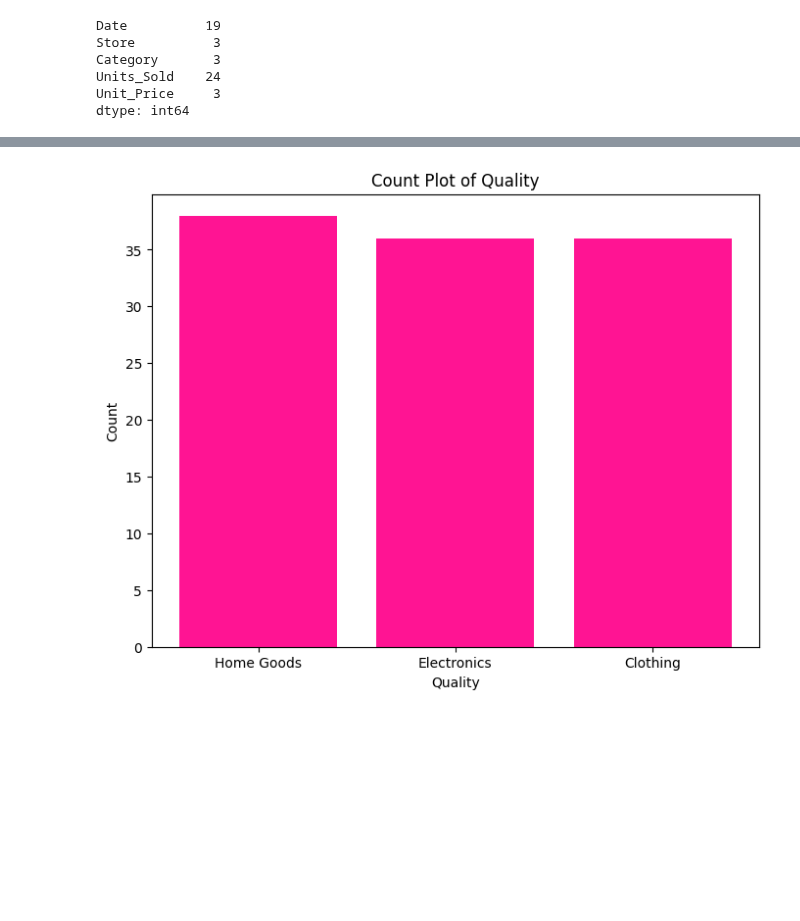
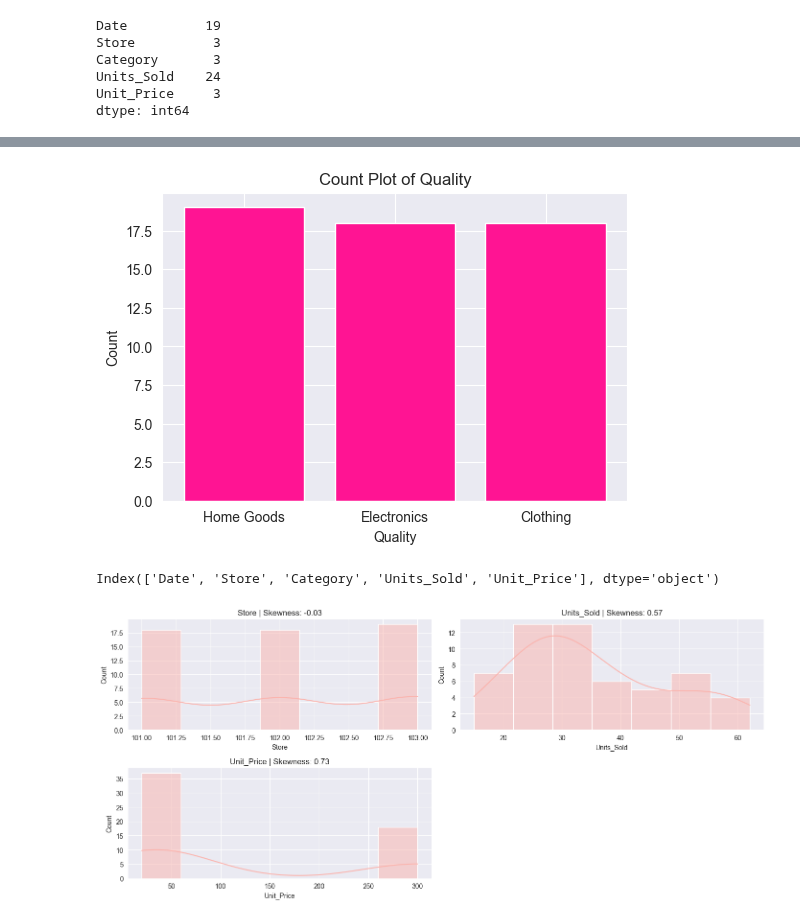
Before and after one commit to nicoherza-pascu/Club_IA-2, a Jupyter notebook: analisis.ipynb, the cells around one changed output, grey strips where cells are left out. Saved outputs shown, nothing was run; the diff lists cells and outputs as text; code cells hidden in the pictures; blank space fills up the shorter version.

```diff
--- a/analisis.ipynb
+++ b/analisis.ipynb
@@ -15 +20,3 @@ print(df.head())
+# %%
+df_clean = df.drop_duplicates()
 # %%
@@ -80,11 +87,30 @@ plt.show()
 # %%
-quality_counts = df['Category'].value_counts()
-plt.figure(figsize=(8, 6))
+quality_counts = df_clean['Category'].value_counts()
+plt.figure(figsize=(6, 4))
 plt.bar(quality_counts.index, quality_counts.values, color='deeppink')
 
 plt.title('Count Plot of Quality')
 plt.xlabel('Quality')
 plt.ylabel('Count')
 plt.show()
 # %% [output]
-[figure, old version]
+[figure, new version]
+# %%
+print(df_clean.columns)
+# %% [output]
+Index(['Date', 'Store', 'Category', 'Units_Sold', 'Unit_Price'], dtype='object')
+# %%
+sns.set_style("darkgrid")
+
+numerical_columns = df_clean.select_dtypes(include=["int64", "float64"]).columns
+
+plt.figure(figsize=(14, len(numerical_columns) * 3))
+for idx, feature in enumerate(numerical_columns, 1):
+    plt.subplot(len(numerical_columns), 2, idx)
+    sns.histplot(df_clean[feature], kde=True)
+    plt.title(f"{feature} | Skewness: {round(df_clean[feature].skew(), 2)}")
+
+plt.tight_layout()
+plt.show()
+# %% [output]
+[figure, added]
```
Also changed, not shown: parts of 18 cells of this notebook.
